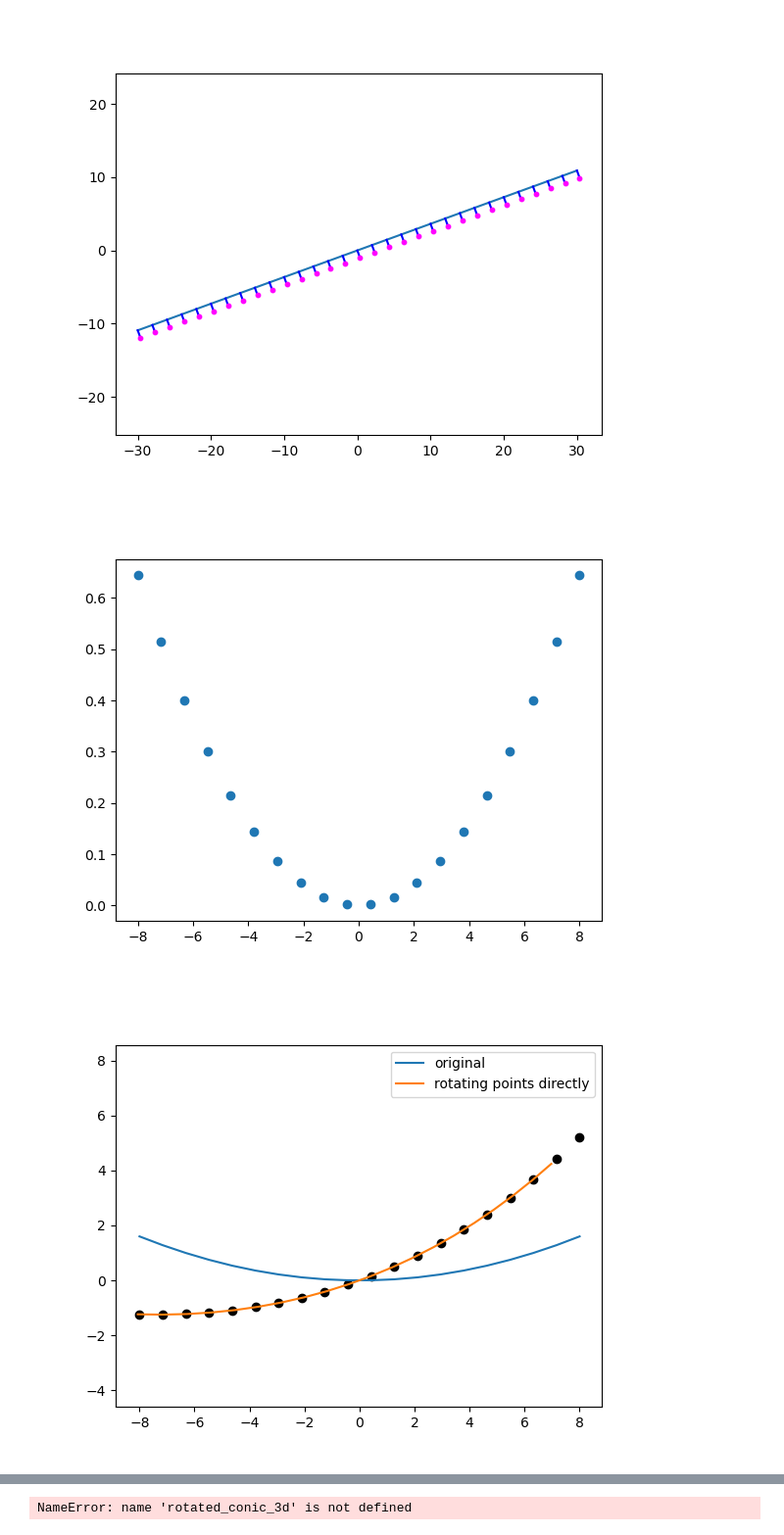
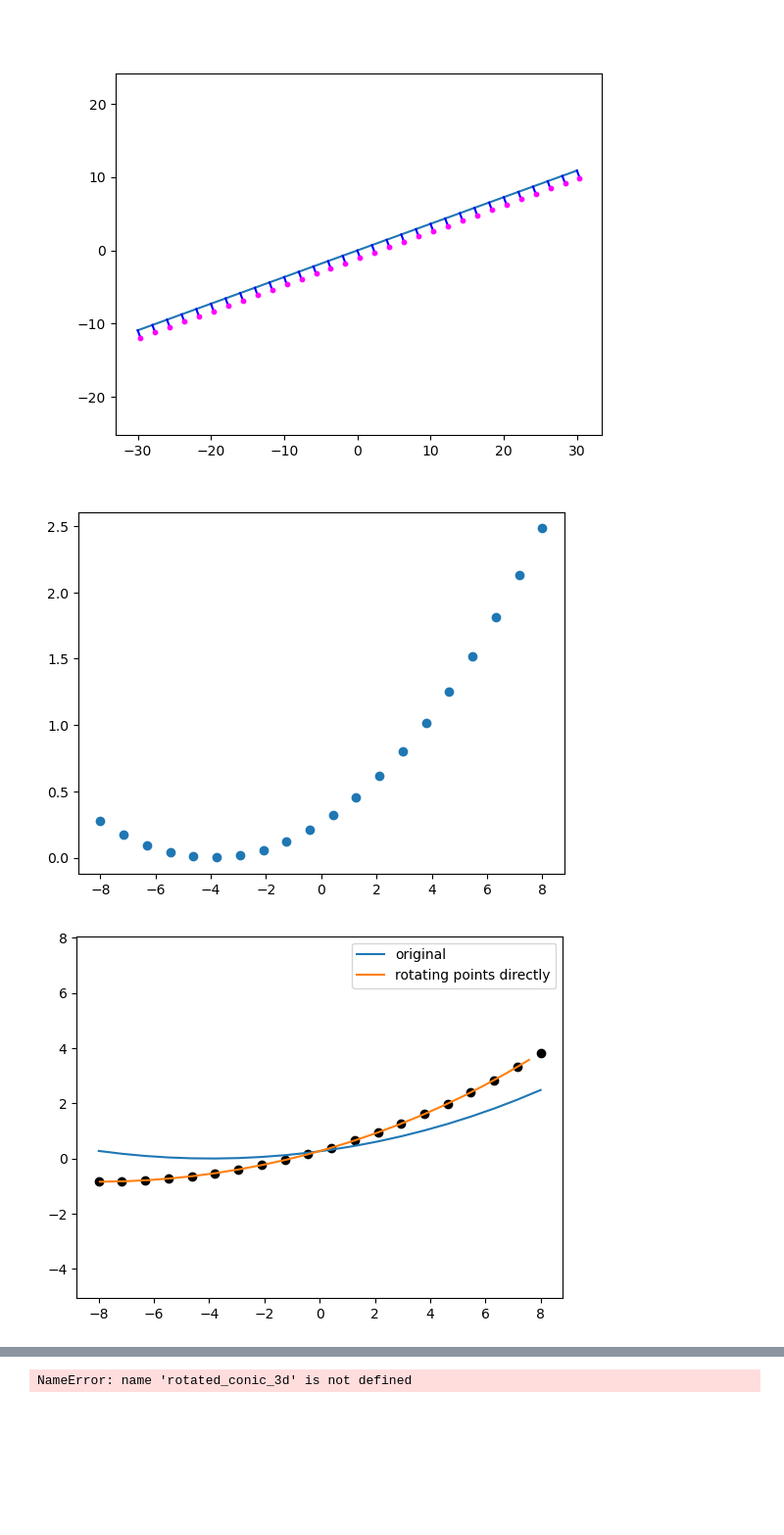
Before and after one commit to ellenle3/ifugen, a Jupyter notebook: python/surface_generator.ipynb, the cells around one changed output, grey strips where cells are left out. Shown at 98% size. Cells and saved outputs as stored; diff of their text form; code cells hidden in the pictures; blank space fills up the shorter version.

```diff
--- a/python/surface_generator.ipynb
+++ b/python/surface_generator.ipynb
@@ -202,11 +245,11 @@ surface_norm_func = conic_3d_surface_normal
 
 xs = np.linspace(-30,30,100)
 y0 = 0
-r = 100
+r = 50
 c = -1/r
-k = 0
+k = -1
 alpha = 0
-beta = 0
+beta = 10
 gamma = 0
 
 surface = sag_func(xs, y0, c, k, alpha, beta, gamma)
@@ -258,22 +301,25 @@ n_each = 1
 n_rows = 1
 n_cols = 1
 mode = 0
-dalpha = -20
+trace_walls = True
+active_x = False
+active_y = False
+dalpha = -0
 dbeta = 0
-dgamma = 10
+dgamma = 0
 alpha_cen = 0
-beta_cen = 0
+beta_cen = 15
 gamma_cen = 0
 dx = 15
 dy = 5
-r = 50
+r = 30
 c = 1/r
 k = -1
 gx_width = 0
 gx_depth = np.nan
 gy_width = 0
 gy_depth = np.nan
-p = ImageSlicerParams(n_each, n_rows, n_cols, mode, False, dalpha, dbeta, dgamma, alpha_cen, beta_cen, gamma_cen, dx, dy, c, k, gx_width, gx_depth, gy_width, gy_depth)
+p = ImageSlicerParams(n_each, n_rows, n_cols, mode, trace_walls, active_x, active_y, dalpha, dbeta, dgamma, alpha_cen, beta_cen, gamma_cen, dx, dy, c, k, gx_width, gx_depth, gy_width, gy_depth)
 
 N = 20
 r = 20
@@ -282,49 +328,54 @@ t = -10
 
 y = np.linspace(-8, 8, N)
 x = np.linspace(-8, 8, N)
-z = conic_3d_sag(x, 0, c, k, 0, 0, 0)
+z = conic_3d_sag(x, 0, c, k, alpha_cen, beta_cen, 0)
 
 plt.figure()
 plt.scatter(x, z)
 plt.show()
 # %% [output]
-[figure, old version]
+[figure, new version]
 # %%
+beta_cen= 15
+t=-8
+def conic(x,c,k,beta):
+    beta *= np.pi/180
+    x0 = np.sin(beta) / c / (1 + np.cos(beta))
+    x += x0
+    return c*x*x / (1 + np.sqrt(1-(1+k)*c*c*x*x))
+
 N = 20
-r = 20
-k = -1
-t = 20
 
 # perform the rotation manually with a rotation matrix
 x1 = np.linspace(-8, 8, N)
 y1 = []
 x2 = []
 y2 = []
 #y3 = []
 trad = -t*np.pi/180
 
 for i in range(N):
-    y1.append(conic(x1[i],r,k))
-    xnew = x1[i]*np.cos(trad)+y1[i]*np.sin(trad)
-    ynew = -x1[i]*np.sin(trad)+y1[i]*np.cos(trad)
+    y1.append(conic(x1[i],c,k,beta_cen))
+    xnew = x1[i]*np.cos(trad)-y1[i]*np.sin(trad)
+    ynew = x1[i]*np.sin(trad)+y1[i]*np.cos(trad)
     x2.append(xnew)
     y2.append(ynew)
     #y3.append(rotated_conic(x1[i], r, k, t))
 
-y3 = conic_3d_sag(x1, 0, 1/r, k, 0, 0, t)
+y3 = conic_3d_sag(x1, 0, c, k, alpha_cen, beta_cen, t)
 plt.figure()
 plt.plot(x1,y1,label='original')
 plt.plot(x2,y2,label='rotating points directly')
 plt.scatter(x1,y3,c='k')
 #plt.vlines([-2,0,2], -1, 1)
 #plt.ylim(0,8)
 #plt.xlim(-8,8)
 plt.axis('equal')
 plt.legend()
 #plt.savefig("rotated_conics.png",dpi=300,facecolor="white")
 plt.show()
 # %% [output]
-[figure, old version]
+[figure, new version]
 # %%
 sag_func = tilted_plane_sag#conic_3d_sag
 
```
Also changed, not shown: parts of 5 cells of this notebook, 5 other files.
